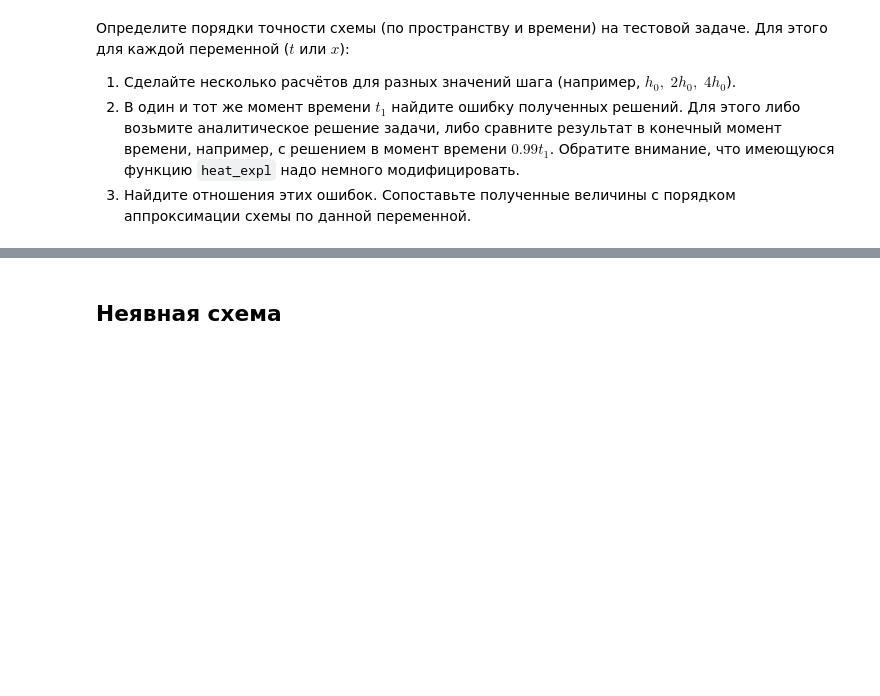
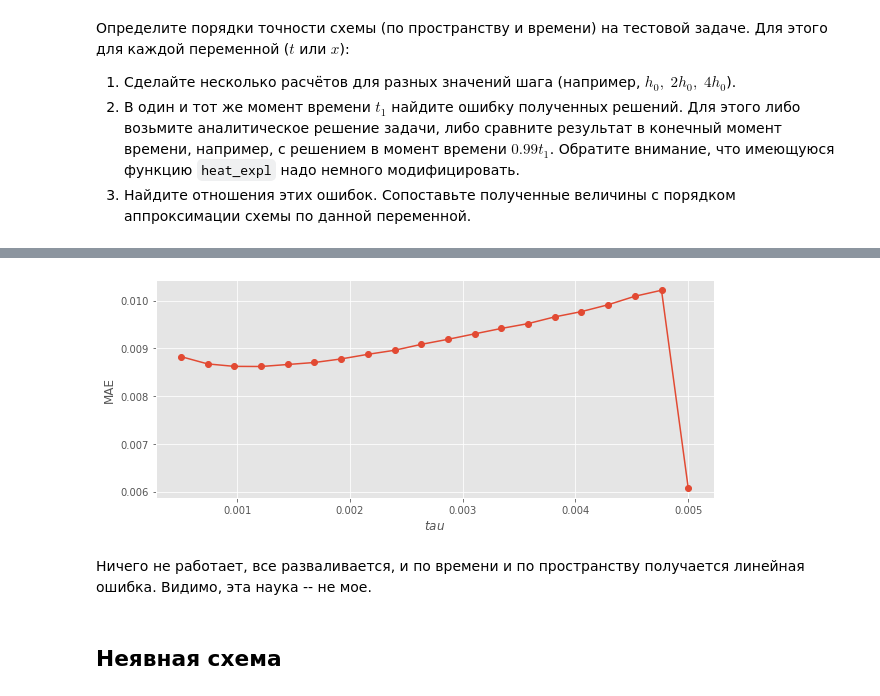
Before and after one commit to IvanSedykh/numerical-methods, a Jupyter notebook: hw1/diffusion_eq_idsedykh.ipynb, the cells around one changed output, grey strips where cells are left out. Saved outputs shown, nothing was run; the diff lists cells and outputs as text; code cells hidden in the pictures; blank space fills up the shorter version.

```diff
--- a/hw1/diffusion_eq_idsedykh.ipynb
+++ b/hw1/diffusion_eq_idsedykh.ipynb
@@ -145,3 +246,48 @@ raise NotImplementedError()
+# %%
+def check_expl_tau():
+    from tqdm import tqdm
+
+    expl_error_dict = {}
+
+    # hs = [0.4, 0.2, 0.1]
+    # hs = [0.4, 0.3, 0.2, 0.15, 0.1]
+    taus = np.linspace(0.0005, 0.005, num=20)
+
+    pbar = tqdm(taus)
+    for tau in pbar:
+        pbar.set_description(f"{tau=:.4f}")
+
+        # get numeric solution
+        t_1, u_1, u = heat_expl(lambda x: np.sin(4.*x), lambda x: 0., lambda x: 0.,
+                        alpha=1., lx=np.pi, h=0.1, tau=tau, rethist=True)
+        # get true solution
+        u_true = np.vstack([
+            true_solution(
+                h=0.1,
+                t=t,
+                u0 = lambda x: np.sin(4.*x),
+                l = np.pi,
+                a = 1.,
+                n_terms=50
+            ) for t in np.linspace(0, t_1, num=u.shape[0])
+        ])
+
+        expl_error_dict[tau] = error(u, u_true)
+
+    return expl_error_dict
+# %%
+if TEST:
+    expl_error_dict = check_expl_tau()
+
+    plt.plot(*np.array(list(expl_error_dict.items())).T, 'o-')
+
+    plt.xlabel('$tau$')
+    plt.ylabel('MAE');
+# %% [output]
+[figure, added]
+# %% [markdown]
+Ничего не работает, все разваливается, и по времени и по пространству получается линейная ошибка.
+Видимо, эта наука -- не мое.
 # %% [markdown]
 ## Неявная схема
 # %% [markdown]
```
Also changed, not shown: parts of 22 cells of this notebook, 1 other file.
